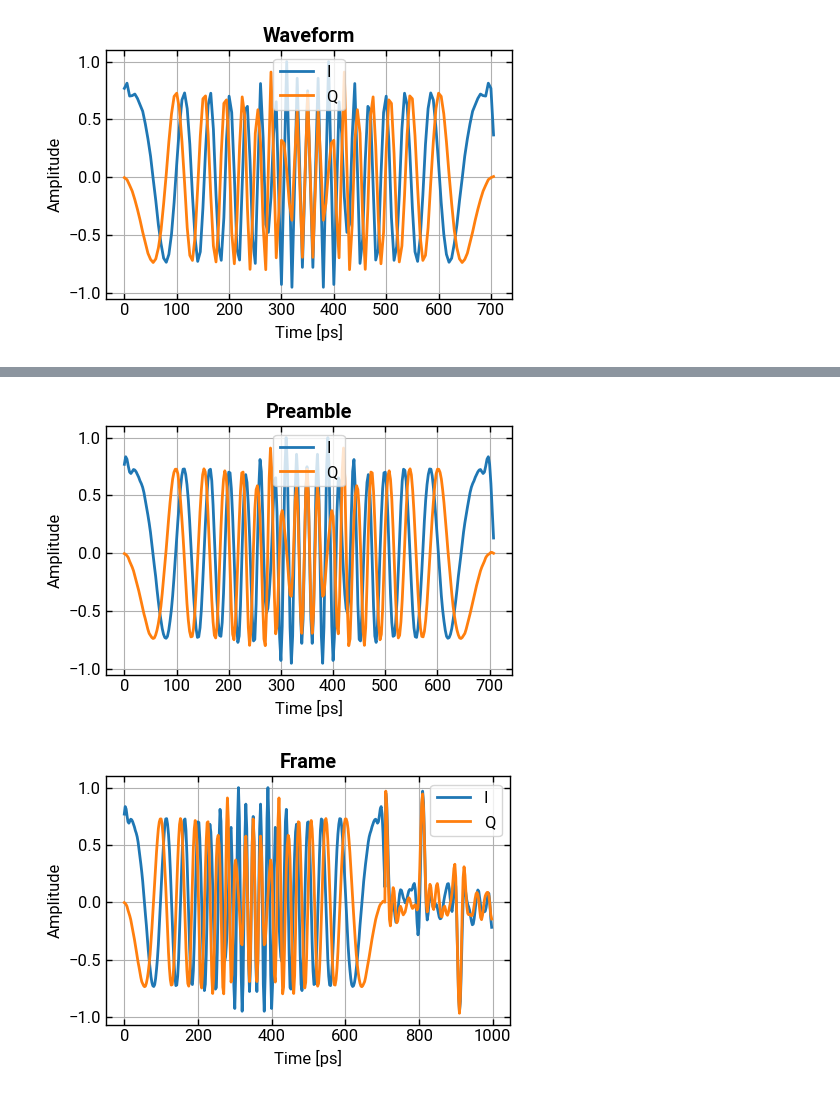
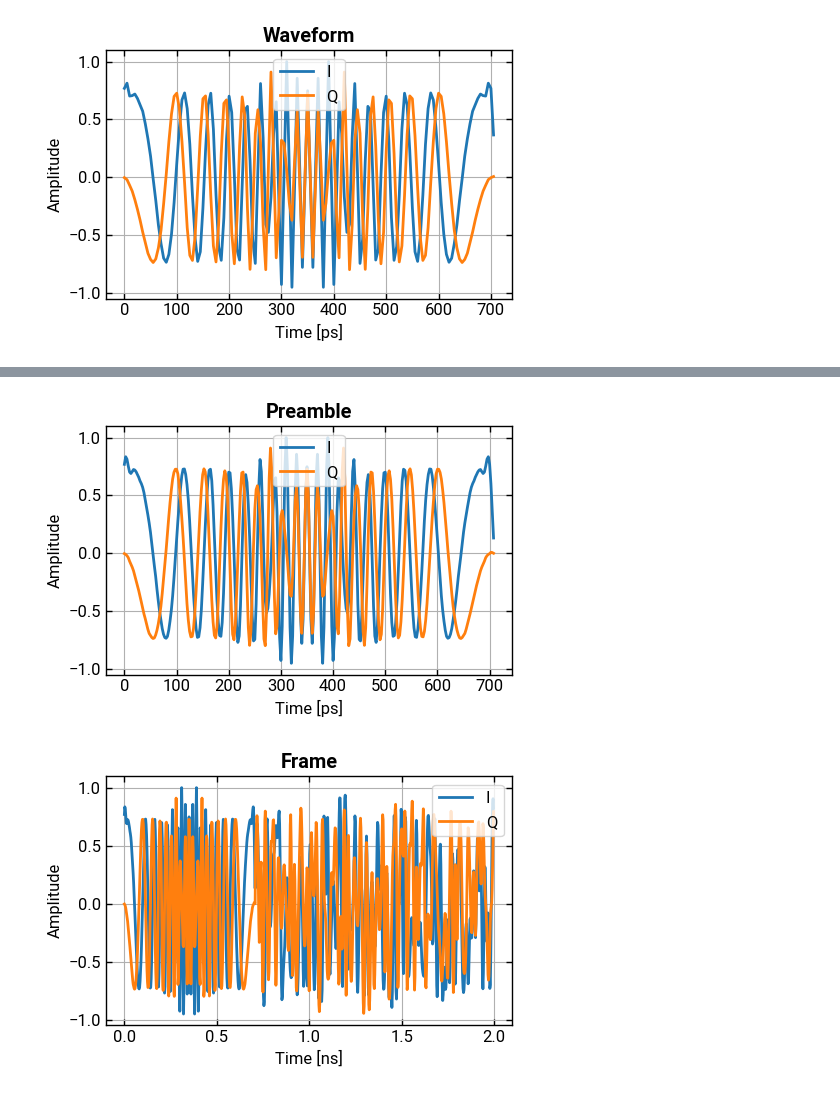
Before and after one commit to lokgar/commstools, a Jupyter notebook: examples/03-frames.ipynb, the cells around one changed output, grey strips where cells are left out. Drawn from its saved outputs; the diff is of its cells as text; code cells hidden in the pictures.

```diff
--- a/examples/03-frames.ipynb
+++ b/examples/03-frames.ipynb
@@ -64,39 +71,39 @@ print(detect_frame(fs, ps.samples, return_metric=True, debug_plot=True))
 from commstools.core import Preamble, SingleCarrierFrame
 from commstools.logger import set_log_level
 
 set_log_level("WARNING")
 
 
 symbol_rate = 100e9
 sampling_rate = 400e9
 sps = int(sampling_rate / symbol_rate)
 
 p = Preamble(sequence_type="zc", length=71)
 
 f = SingleCarrierFrame(
     payload_len=80000,
     payload_seed=42,
     payload_mod_scheme="qam",
-    payload_mod_order=64,
+    payload_mod_order=16,
     preamble=p,
     pilot_pattern="comb",
     pilot_period=10,
     pilot_block_len=1,
     pilot_seed=1337,
     pilot_mod_scheme="qam",
     pilot_mod_order=4,
-    pilot_gain_db=20.0,
+    pilot_gain_db=0.0,
 )
 
-ps = p.to_waveform(sps=sps, symbol_rate=symbol_rate, pulse_shape="rrc")
+ps = p.to_signal(sps=sps, symbol_rate=symbol_rate, pulse_shape="rrc")
 ps.plot_symbols(show=True, title="Preamble")
 
-fs = f.to_waveform(sps=sps, symbol_rate=symbol_rate, pulse_shape="rrc")
+fs = f.to_signal(sps=sps, symbol_rate=symbol_rate, pulse_shape="rrc")
 # fs.plot_symbols(show=True, start_symbol=69, num_symbols=10, title="Frame")
-fs.plot_symbols(show=True, num_symbols=100, title="Frame")
+fs.plot_symbols(show=True, num_symbols=200, title="Frame")
 # %% [output]
 [figure]
-[figure, old version]
+[figure, new version]
 # %%
 from commstools.backend import get_array_module
 from commstools.sync import detect_frame
```
Also changed, not shown: parts of 26 cells of this notebook, 18 other files.
